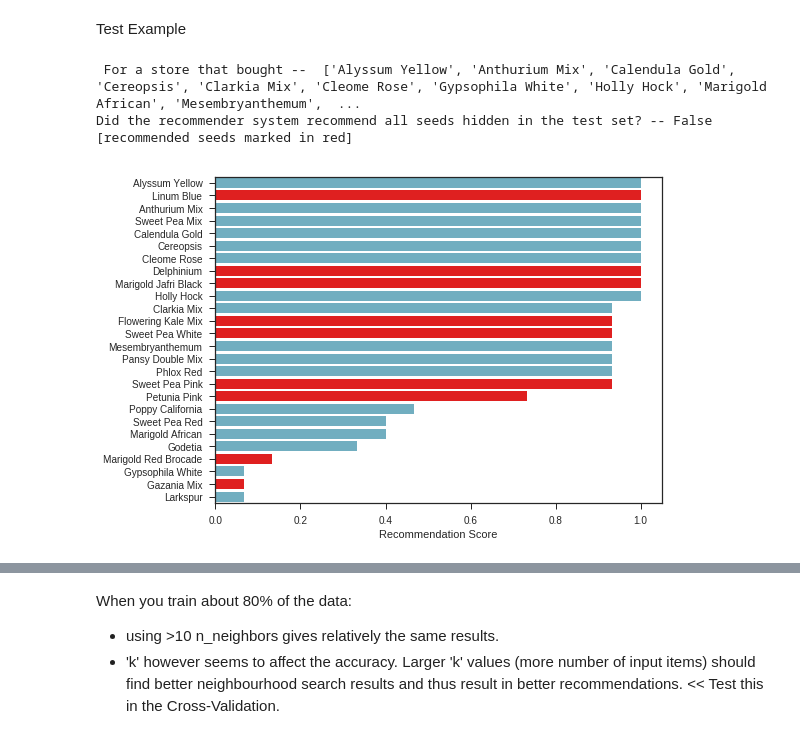
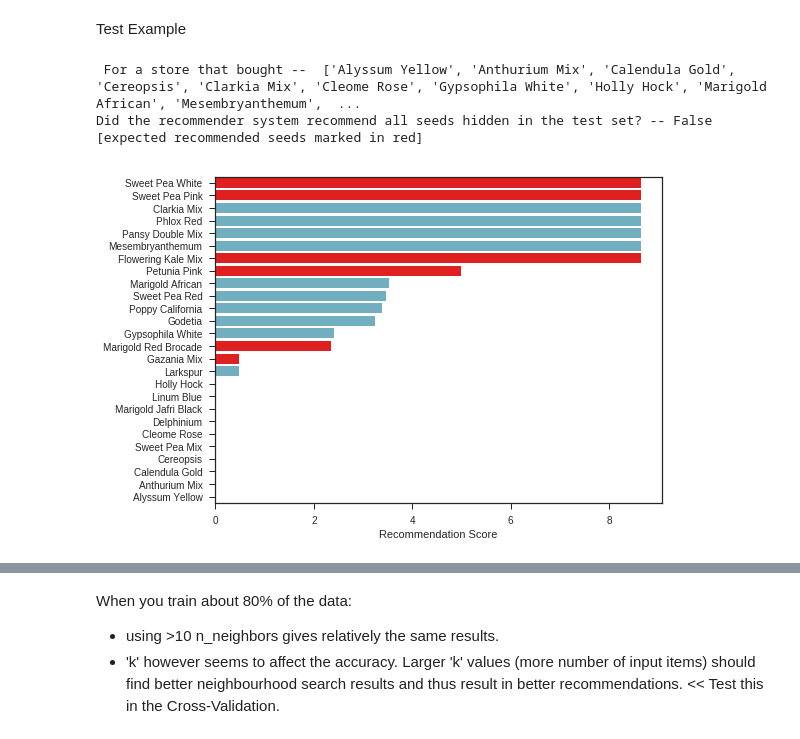
Before and after one commit to juggernautTress/Edelweiss, a Jupyter notebook: Analysis.ipynb, the cells around one changed output, grey strips where cells are left out. Cells and saved outputs as stored; diff of their text form; code cells hidden in the pictures.

```diff
--- a/Analysis.ipynb
+++ b/Analysis.ipynb
@@ -232,7 +228,7 @@ def hide_seeds(ori_vector=None,fraction_to_hide=None, k = None):
 ''' User-based Collaborative Filtering '''
 def kernel(x,y,sigma):
   return np.exp(-((x-y)**2)/(2*sigma**2))
-def Recommendation(nnModel,query,stores,threshold=0.,popularityBias_On=True):
+def Recommendation(nnModel,query,stores,threshold=0.,popularityBias_On=True,scoreType='pearson'):
   #1. find stores with similar purchases as the query
   neighbours = nnModel.kneighbors(query,return_distance=False)[0] #like array index
   #2. get purchases by these users and sort by item affinity
@@ -256,41 +252,47 @@ def Recommendation(nnModel,query,stores,threshold=0.,popularityBias_On=True):
     score = pd.Series(pop_score,popularity["Name"])
     #print (popularity)
   else:
-    score /= neighbours.size
-  score = score.sort_values(ascending=False)
-  return score[score > threshold]
+    if scoreType == 'simple':
+      score /= neighbours.size
+      score = score[score>threshold].sort_values(ascending=False)
+    elif scoreType== 'pearson':
+      ### Using Pearson Correlations (within neighbours)
+      score = store_set.corr(method='pearson')
+      score.loc["Total"] = score[score.columns].sum(axis=1)
+      score  = score.loc["Total"].sort_values(ascending=False)
+  return score
 # %% [markdown]
 Test Example
 # %%
 #example query
 np.random.seed(20)
 while 1:
   store_query =  X_test0.sample(1)
   # hide a few purchases for testing purposes
   store_query, test_recommn = hide_seeds(store_query,k=15) # k--[6,29]
   if isinstance(store_query,pd.DataFrame):
     break
 
   ## stop cell
 ## test the query:
 score = Recommendation(neigh0,store_query,X_train0,popularityBias_On=1)
 
 print (" For a store that bought -- ",\
     list(store_query.columns[(store_query == 1).iloc[0]]))#,\
                #"\n\n Recommendation \t\t Score\n\n",\
                 #score)
 plt.figure(figsize=(8,6))
 clrs = ['red' if (x in test_recommn) else 'c' for x in list(score.index)]
 sns.barplot( score.values, score.index , palette=clrs)
 plt.xlabel("Recommendation Score")
 
 print ("Did the recommender system recommend all seeds hidden in the test set? --",\
         set(test_recommn).issubset(score.index),\
-        "[recommended seeds marked in red]")
+        "[expected recommended seeds marked in red]")
 # %% [output]
  For a store that bought --  ['Alyssum Yellow', 'Anthurium Mix', 'Calendula Gold', 'Cereopsis', 'Clarkia Mix', 'Cleome Rose', 'Gypsophila White', 'Holly Hock', 'Marigold African', 'Mesembryanthemum',  ...
-Did the recommender system recommend all seeds hidden in the test set? -- False [recommended seeds marked in red]
+Did the recommender system recommend all seeds hidden in the test set? -- False [expected recommended seeds marked in red]
-[figure, old version]
+[figure, new version]
 # %%
 from __future__ import division
 from sklearn.metrics import accuracy_score, classification_report,\
```
Also changed, not shown: parts of 17 cells of this notebook.
